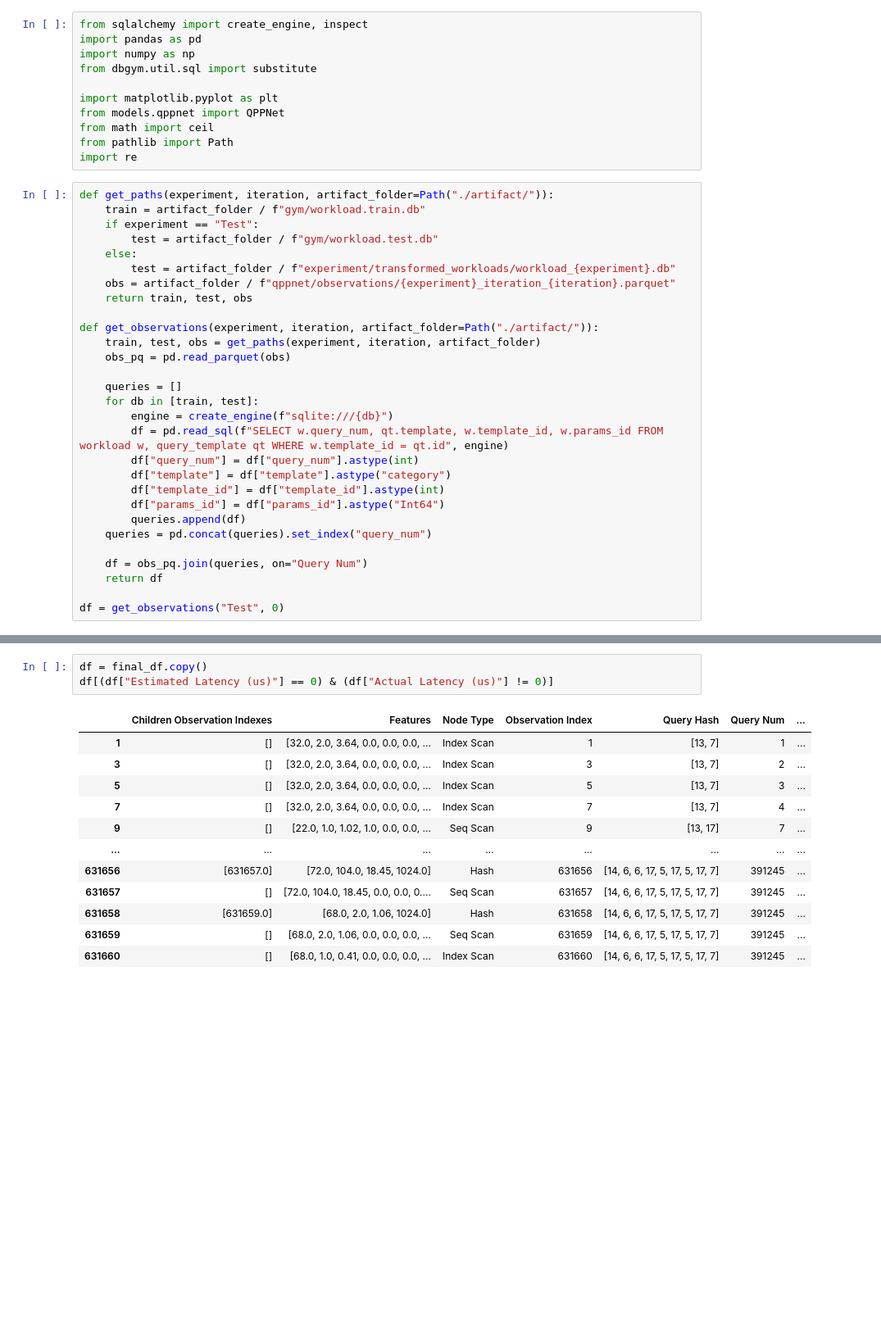
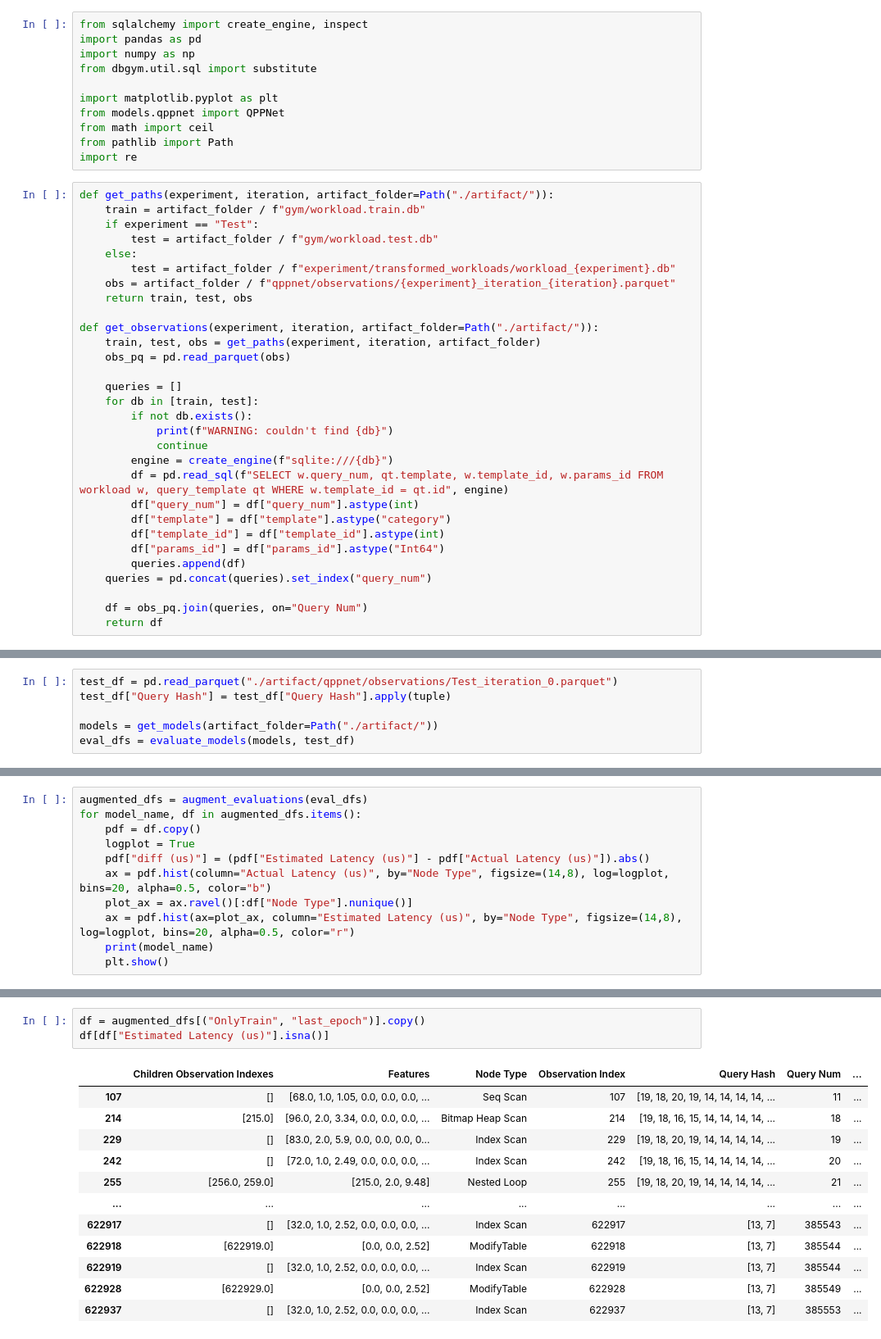
Before and after one commit to lmwnshn/dbgym-old, a Jupyter notebook: Untitled.ipynb, the cells around one changed output, grey strips where cells are left out. Shown at 82% size. Saved outputs shown, nothing was run; the diff lists cells and outputs as text; blank space fills up the shorter version.

```diff
--- a/Untitled.ipynb
+++ b/Untitled.ipynb
@@ -25,6 +25,9 @@ def get_observations(experiment, iteration, artifact_folder=Path("./artifact/"))
 
     queries = []
     for db in [train, test]:
+        if not db.exists():
+            print(f"WARNING: couldn't find {db}")
+            continue
         engine = create_engine(f"sqlite:///{db}")
         df = pd.read_sql(f"SELECT w.query_num, qt.template, w.template_id, w.params_id FROM workload w, query_template qt WHERE w.template_id = qt.id", engine)
         df["query_num"] = df["query_num"].astype(int)
@@ -36,8 +39,6 @@ def get_observations(experiment, iteration, artifact_folder=Path("./artifact/"))
 
     df = obs_pq.join(queries, on="Query Num")
     return df
-
-df = get_observations("Test", 0)
 # %%
 name_regex = re.compile(r"^id_(?P<operator>.+)-(?P<num_children>\d+)_epoch_(?P<epoch_num>\d+)_m_validationloss_(?P<validation_loss>\d+.*\d+)_end.pth$")
 
@@ -120,0 +105,6 @@ plt.show()
+# %%
+test_df = pd.read_parquet("./artifact/qppnet/observations/Test_iteration_0.parquet")
+test_df["Query Hash"] = test_df["Query Hash"].apply(tuple)
+
+models = get_models(artifact_folder=Path("./artifact/"))
+eval_dfs = evaluate_models(models, test_df)
@@ -120,0 +129,11 @@ plt.show()
+# %%
+augmented_dfs = augment_evaluations(eval_dfs)
+for model_name, df in augmented_dfs.items():
+    pdf = df.copy()
+    logplot = True
+    pdf["diff (us)"] = (pdf["Estimated Latency (us)"] - pdf["Actual Latency (us)"]).abs()
+    ax = pdf.hist(column="Actual Latency (us)", by="Node Type", figsize=(14,8), log=logplot, bins=20, alpha=0.5, color="b")
+    plot_ax = ax.ravel()[:df["Node Type"].nunique()]
+    ax = pdf.hist(ax=plot_ax, column="Estimated Latency (us)", by="Node Type", figsize=(14,8), log=logplot, bins=20, alpha=0.5, color="r")
+    print(model_name)
+    plt.show()
@@ -121,16 +203,16 @@ plt.show()
 # %%
-df = final_df.copy()
-df[(df["Estimated Latency (us)"] == 0) & (df["Actual Latency (us)"] != 0)]
+df = augmented_dfs[("OnlyTrain", "last_epoch")].copy()
+df[df["Estimated Latency (us)"].isna()]
 # %% [output]
 |  | Children Observation Indexes | Features | Node Type | Observation Index | Query Hash | Query Num | ... |
-| 1 | [] | [32.0, 2.0, 3.64, 0.0, 0.0, 0.0, ... | Index Scan | 1 | [13, 7] | 1 | ... |
-| 3 | [] | [32.0, 2.0, 3.64, 0.0, 0.0, 0.0, ... | Index Scan | 3 | [13, 7] | 2 | ... |
-| 5 | [] | [32.0, 2.0, 3.64, 0.0, 0.0, 0.0, ... | Index Scan | 5 | [13, 7] | 3 | ... |
-| 7 | [] | [32.0, 2.0, 3.64, 0.0, 0.0, 0.0, ... | Index Scan | 7 | [13, 7] | 4 | ... |
-| 9 | [] | [22.0, 1.0, 1.02, 1.0, 0.0, 0.0, ... | Seq Scan | 9 | [13, 17] | 7 | ... |
+| 107 | [] | [68.0, 1.0, 1.05, 0.0, 0.0, 0.0, ... | Seq Scan | 107 | [19, 18, 20, 19, 14, 14, 14, 14, ... | 11 | ... |
+| 214 | [215.0] | [96.0, 2.0, 3.34, 0.0, 0.0, 0.0, ... | Bitmap Heap Scan | 214 | [19, 18, 16, 15, 14, 14, 14, 14, ... | 18 | ... |
+| 229 | [] | [83.0, 2.0, 5.9, 0.0, 0.0, 0.0, 0... | Index Scan | 229 | [19, 18, 20, 19, 14, 14, 14, 14, ... | 19 | ... |
+| 242 | [] | [72.0, 1.0, 2.49, 0.0, 0.0, 0.0, ... | Index Scan | 242 | [19, 18, 16, 15, 14, 14, 14, 14, ... | 20 | ... |
+| 255 | [256.0, 259.0] | [215.0, 2.0, 9.48] | Nested Loop | 255 | [19, 18, 20, 19, 14, 14, 14, 14, ... | 21 | ... |
 | ... | ... | ... | ... | ... | ... | ... | ... |
-| 631656 | [631657.0] | [72.0, 104.0, 18.45, 1024.0] | Hash | 631656 | [14, 6, 6, 17, 5, 17, 5, 17, 7] | 391245 | ... |
-| 631657 | [] | [72.0, 104.0, 18.45, 0.0, 0.0, 0.... | Seq Scan | 631657 | [14, 6, 6, 17, 5, 17, 5, 17, 7] | 391245 | ... |
-| 631658 | [631659.0] | [68.0, 2.0, 1.06, 1024.0] | Hash | 631658 | [14, 6, 6, 17, 5, 17, 5, 17, 7] | 391245 | ... |
-| 631659 | [] | [68.0, 2.0, 1.06, 0.0, 0.0, 0.0, ... | Seq Scan | 631659 | [14, 6, 6, 17, 5, 17, 5, 17, 7] | 391245 | ... |
-| 631660 | [] | [68.0, 1.0, 0.41, 0.0, 0.0, 0.0, ... | Index Scan | 631660 | [14, 6, 6, 17, 5, 17, 5, 17, 7] | 391245 | ... |
+| 622917 | [] | [32.0, 1.0, 2.52, 0.0, 0.0, 0.0, ... | Index Scan | 622917 | [13, 7] | 385543 | ... |
+| 622918 | [622919.0] | [0.0, 0.0, 2.52] | ModifyTable | 622918 | [13, 7] | 385544 | ... |
+| 622919 | [] | [32.0, 1.0, 2.52, 0.0, 0.0, 0.0, ... | Index Scan | 622919 | [13, 7] | 385544 | ... |
+| 622928 | [622929.0] | [0.0, 0.0, 2.52] | ModifyTable | 622928 | [13, 7] | 385549 | ... |
+| 622937 | [] | [32.0, 1.0, 2.52, 0.0, 0.0, 0.0, ... | Index Scan | 622937 | [13, 7] | 385553 | ... |
```
Also changed, not shown: parts of 17 cells of this notebook, 3 other files.
